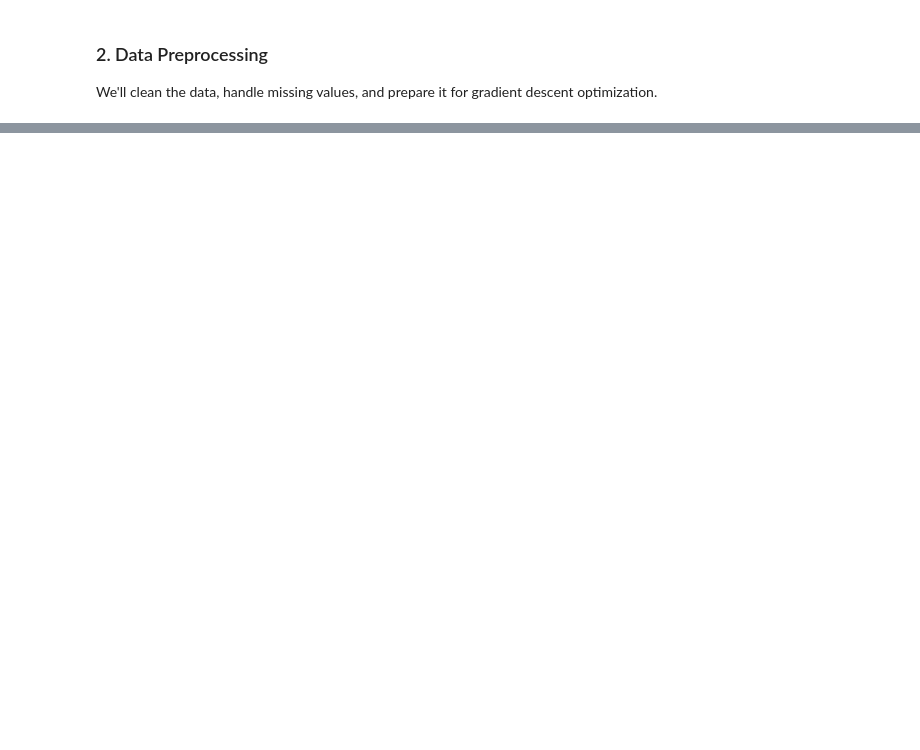
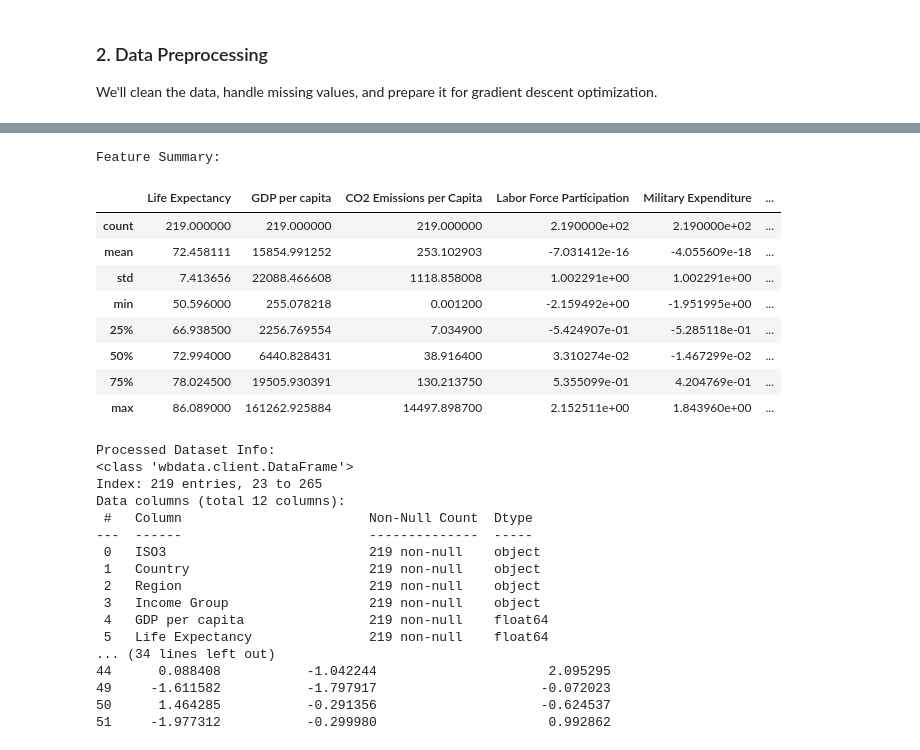
Before and after one commit to harryt50/INDE577_WDI, a Jupyter notebook: supervised learning/gradient_descent/gradient_descent_notebook.ipynb, the cells around one changed output, grey strips where cells are left out. Drawn from its saved outputs; the diff is of its cells as text; code cells hidden in the pictures; blank space fills up the shorter version.

```diff
--- a/supervised learning/gradient_descent/gradient_descent_notebook.ipynb
+++ b/supervised learning/gradient_descent/gradient_descent_notebook.ipynb
@@ -537,0 +139,72 @@ Results saved to 'gradient_descent_results.csv'
+# %%
+def preprocess_data(df):
+    """Preprocess World Bank data for regression."""
+    numeric_features = ['Life Expectancy', 'GDP per capita', 'CO2 Emissions per Capita',
+                        'Labor Force Participation', 'Military Expenditure', 'Debt Service']
+    categorical_features = ['Region']
+
+    # Impute missing values
+    for col in numeric_features:
+        df[col] = df.groupby('Region')[col].transform(lambda x: x.fillna(x.mean()))
+        df[col] = df[col].fillna(df[col].mean())
+
+    # Feature engineering
+    df['Log GDP per capita'] = np.log1p(df['GDP per capita'].clip(lower=1e-10))
+    df['Log CO2 Emissions per Capita'] = np.log1p(df['CO2 Emissions per Capita'].clip(lower=0))
+
+    # Clip outliers
+    for col in ['Life Expectancy', 'Log GDP per capita', 'Log CO2 Emissions per Capita',
+                'Labor Force Participation', 'Military Expenditure', 'Debt Service']:
+        Q1, Q3 = df[col].quantile([0.25, 0.75])
+        IQR = Q3 - Q1
+        df[col] = df[col].clip(lower=Q1 - 1.5 * IQR, upper=Q3 + 1.5 * IQR)
+
+    # Standardize features
+    scaler = StandardScaler()
+    scaled_features = scaler.fit_transform(df[['Log GDP per capita', 'Log CO2 Emissions per Capita',
+                                              'Labor Force Participation', 'Military Expenditure',
+                                              'Debt Service']])
+    df[['Log GDP per capita', 'Log CO2 Emissions per Capita', 'Labor Force Participation',
+        'Military Expenditure', 'Debt Service']] = scaled_features
+
+    return df, numeric_features, categorical_features
+
+df_processed, numeric_features, categorical_features = preprocess_data(df)
+df_processed.to_csv('processed_life_expectancy_data.csv', index=False)
+print("Feature Summary:")
+display(df_processed[numeric_features + ['Log GDP per capita', 'Log CO2 Emissions per Capita']].describe())
+
+# Display basic information about the processed dataset
+print("\nProcessed Dataset Info:")
+print(df_processed.info())
+
+print("\nSample of processed data:")
+print(df_processed.head())
+# %% [output]
+Feature Summary:
+|  | Life Expectancy | GDP per capita | CO2 Emissions per Capita | Labor Force Participation | Military Expenditure | ... |
+| count | 219.000000 | 219.000000 | 219.000000 | 2.190000e+02 | 2.190000e+02 | ... |
+| mean | 72.458111 | 15854.991252 | 253.102903 | -7.031412e-16 | -4.055609e-18 | ... |
+| std | 7.413656 | 22088.466608 | 1118.858008 | 1.002291e+00 | 1.002291e+00 | ... |
+| min | 50.596000 | 255.078218 | 0.001200 | -2.159492e+00 | -1.951995e+00 | ... |
+| 25% | 66.938500 | 2256.769554 | 7.034900 | -5.424907e-01 | -5.285118e-01 | ... |
+| 50% | 72.994000 | 6440.828431 | 38.916400 | 3.310274e-02 | -1.467299e-02 | ... |
+| 75% | 78.024500 | 19505.930391 | 130.213750 | 5.355099e-01 | 4.204769e-01 | ... |
+| max | 86.089000 | 161262.925884 | 14497.898700 | 2.152511e+00 | 1.843960e+00 | ... |
+Processed Dataset Info:
+<class 'wbdata.client.DataFrame'>
+Index: 219 entries, 23 to 265
+Data columns (total 12 columns):
+ #   Column                        Non-Null Count  Dtype
+---  ------                        --------------  -----
+ 0   ISO3                          219 non-null    object
+ 1   Country                       219 non-null    object
+ 2   Region                        219 non-null    object
+ 3   Income Group                  219 non-null    object
+ 4   GDP per capita                219 non-null    float64
+ 5   Life Expectancy               219 non-null    float64
+... (34 lines left out)
+44      0.088408           -1.042244                      2.095295
+49     -1.611582           -1.797917                     -0.072023
+50      1.464285           -0.291356                     -0.624537
+51     -1.977312           -0.299980                      0.992862
```
Also changed, not shown: parts of 44 cells of this notebook, 6 other files.
